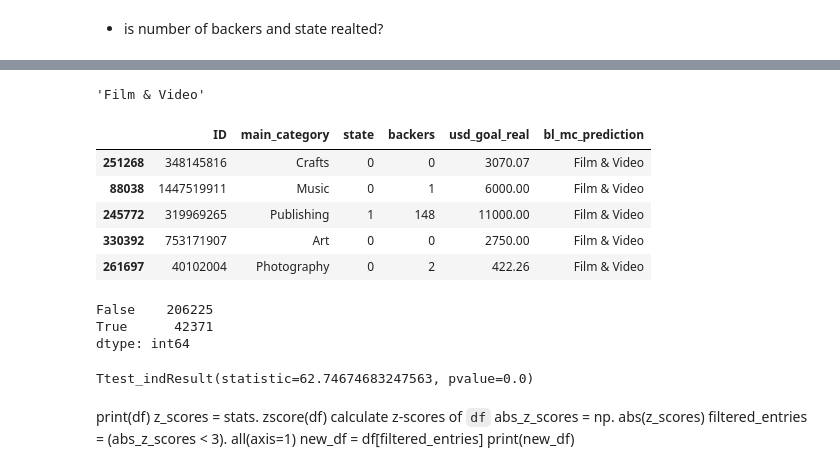
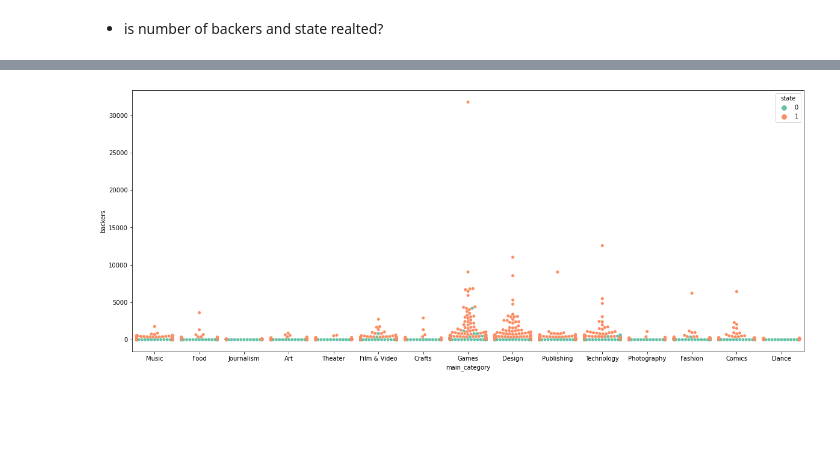
Before and after one commit to davidwederstrandtsr/Xtra_projects, a Jupyter notebook: kickstarter-exercise.ipynb, the cells around one changed output, grey strips where cells are left out. Saved outputs shown, nothing was run; the diff lists cells and outputs as text; code cells hidden in the pictures; blank space fills up the shorter version.

```diff
--- a/kickstarter-exercise.ipynb
+++ b/kickstarter-exercise.ipynb
@@ -414,21 +326,0 @@ Name: main_category, dtype: int64
-# %%
-train.main_category.mode()[0]
-# %% [output]
-'Film & Video'
-# %%
-train['bl_mc_prediction'] = train.main_category.mode()[0]
-# %%
-train.head()
-# %% [output]
-|  | ID | main_category | state | backers | usd_goal_real | bl_mc_prediction |
-| 251268 | 348145816 | Crafts | 0 | 0 | 3070.07 | Film & Video |
-| 88038 | 1447519911 | Music | 0 | 1 | 6000.00 | Film & Video |
-| 245772 | 319969265 | Publishing | 1 | 148 | 11000.00 | Film & Video |
-| 330392 | 753171907 | Art | 0 | 0 | 2750.00 | Film & Video |
-| 261697 | 40102004 | Photography | 0 | 2 | 422.26 | Film & Video |
-# %%
-(train.main_category == train.bl_mc_prediction).value_counts()
-# %% [output]
-False    206225
-True      42371
-dtype: int64
@@ -437,14 +327,7 @@ import scipy as sp
-# %%
-sp.stats.ttest_ind(
-    train[train.state == 1].backers,
-    train[train.state == 0].backers
-)
-# %% [output]
-Ttest_indResult(statistic=62.74674683247563, pvalue=0.0)
-# %% [markdown]
-print(df)
-z_scores = stats. zscore(df) calculate z-scores of `df`
-abs_z_scores = np. abs(z_scores)
-filtered_entries = (abs_z_scores < 3). all(axis=1)
-new_df = df[filtered_entries]
-print(new_df)
+# %%
+plt.figure(figsize=(20,8))
+train_sample = train.sample(5000)
+sns.swarmplot(x='main_category', y='backers', data=train_sample, hue='state', palette='Set2')
+plt.show()
+# %% [output]
+[figure, added]
```
Also changed, not shown: parts of 19 cells of this notebook.
